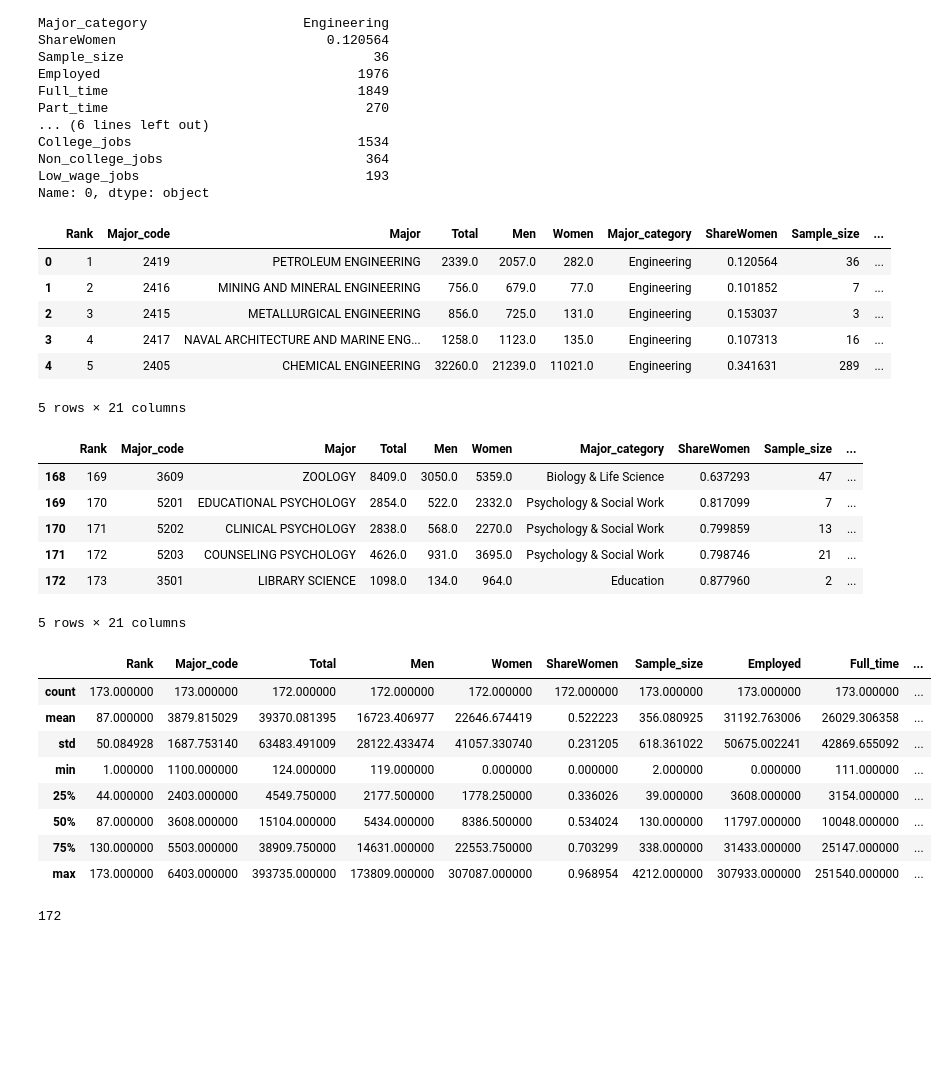
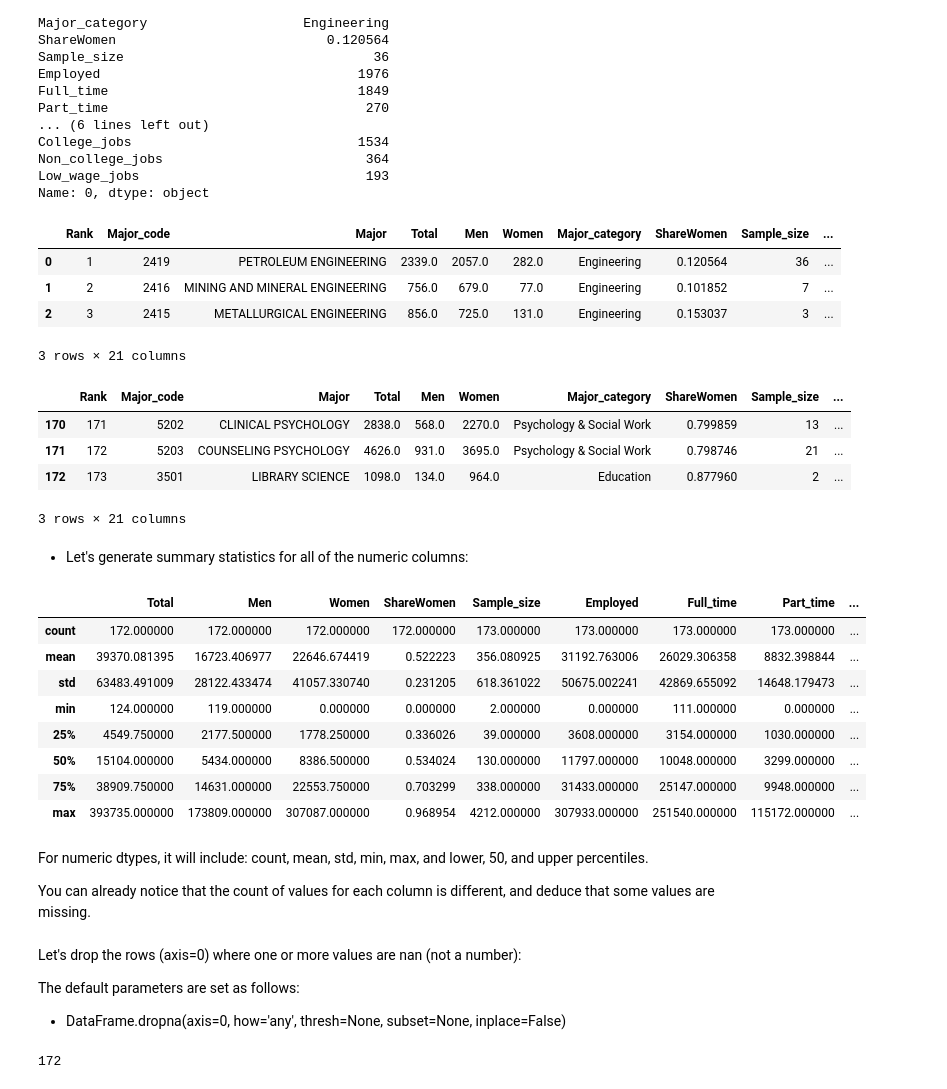
Before and after one commit to domidels/Data-Science-Portfolio, a Jupyter notebook: Colleges-Outcomes TODO.ipynb, the cells around one changed output. Drawn from its saved outputs; the diff is of its cells as text; code cells hidden in the pictures; blank space fills up the shorter version.

```diff
--- a/Colleges-Outcomes TODO.ipynb
+++ b/Colleges-Outcomes TODO.ipynb
@@ -30,39 +35,47 @@ Non_college_jobs                          364
 Low_wage_jobs                             193
 Name: 0, dtype: object
 # %%
-recent_grads.head()
+recent_grads.head(3)
 # %% [output]
 |  | Rank | Major_code | Major | Total | Men | Women | Major_category | ShareWomen | Sample_size | ... |
 | 0 | 1 | 2419 | PETROLEUM ENGINEERING | 2339.0 | 2057.0 | 282.0 | Engineering | 0.120564 | 36 | ... |
 | 1 | 2 | 2416 | MINING AND MINERAL ENGINEERING | 756.0 | 679.0 | 77.0 | Engineering | 0.101852 | 7 | ... |
 | 2 | 3 | 2415 | METALLURGICAL ENGINEERING | 856.0 | 725.0 | 131.0 | Engineering | 0.153037 | 3 | ... |
-| 3 | 4 | 2417 | NAVAL ARCHITECTURE AND MARINE ENG... | 1258.0 | 1123.0 | 135.0 | Engineering | 0.107313 | 16 | ... |
-| 4 | 5 | 2405 | CHEMICAL ENGINEERING | 32260.0 | 21239.0 | 11021.0 | Engineering | 0.341631 | 289 | ... |
-5 rows × 21 columns
+3 rows × 21 columns
 # %%
-recent_grads.tail()
+recent_grads.tail(3)
 # %% [output]
 |  | Rank | Major_code | Major | Total | Men | Women | Major_category | ShareWomen | Sample_size | ... |
-| 168 | 169 | 3609 | ZOOLOGY | 8409.0 | 3050.0 | 5359.0 | Biology & Life Science | 0.637293 | 47 | ... |
-| 169 | 170 | 5201 | EDUCATIONAL PSYCHOLOGY | 2854.0 | 522.0 | 2332.0 | Psychology & Social Work | 0.817099 | 7 | ... |
 | 170 | 171 | 5202 | CLINICAL PSYCHOLOGY | 2838.0 | 568.0 | 2270.0 | Psychology & Social Work | 0.799859 | 13 | ... |
 | 171 | 172 | 5203 | COUNSELING PSYCHOLOGY | 4626.0 | 931.0 | 3695.0 | Psychology & Social Work | 0.798746 | 21 | ... |
 | 172 | 173 | 3501 | LIBRARY SCIENCE | 1098.0 | 134.0 | 964.0 | Education | 0.877960 | 2 | ... |
-5 rows × 21 columns
+3 rows × 21 columns
+# %% [markdown]
+* Let's generate summary statistics for all of the numeric columns:
 # %%
-recent_grads.describe()
+recent_grads.iloc[:,3:].describe()
 # %% [output]
-|  | Rank | Major_code | Total | Men | Women | ShareWomen | Sample_size | Employed | Full_time | ... |
-| count | 173.000000 | 173.000000 | 172.000000 | 172.000000 | 172.000000 | 172.000000 | 173.000000 | 173.000000 | 173.000000 | ... |
-| mean | 87.000000 | 3879.815029 | 39370.081395 | 16723.406977 | 22646.674419 | 0.522223 | 356.080925 | 31192.763006 | 26029.306358 | ... |
-| std | 50.084928 | 1687.753140 | 63483.491009 | 28122.433474 | 41057.330740 | 0.231205 | 618.361022 | 50675.002241 | 42869.655092 | ... |
-| min | 1.000000 | 1100.000000 | 124.000000 | 119.000000 | 0.000000 | 0.000000 | 2.000000 | 0.000000 | 111.000000 | ... |
-| 25% | 44.000000 | 2403.000000 | 4549.750000 | 2177.500000 | 1778.250000 | 0.336026 | 39.000000 | 3608.000000 | 3154.000000 | ... |
-| 50% | 87.000000 | 3608.000000 | 15104.000000 | 5434.000000 | 8386.500000 | 0.534024 | 130.000000 | 11797.000000 | 10048.000000 | ... |
-| 75% | 130.000000 | 5503.000000 | 38909.750000 | 14631.000000 | 22553.750000 | 0.703299 | 338.000000 | 31433.000000 | 25147.000000 | ... |
-| max | 173.000000 | 6403.000000 | 393735.000000 | 173809.000000 | 307087.000000 | 0.968954 | 4212.000000 | 307933.000000 | 251540.000000 | ... |
+|  | Total | Men | Women | ShareWomen | Sample_size | Employed | Full_time | Part_time | ... |
+| count | 172.000000 | 172.000000 | 172.000000 | 172.000000 | 173.000000 | 173.000000 | 173.000000 | 173.000000 | ... |
+| mean | 39370.081395 | 16723.406977 | 22646.674419 | 0.522223 | 356.080925 | 31192.763006 | 26029.306358 | 8832.398844 | ... |
+| std | 63483.491009 | 28122.433474 | 41057.330740 | 0.231205 | 618.361022 | 50675.002241 | 42869.655092 | 14648.179473 | ... |
+| min | 124.000000 | 119.000000 | 0.000000 | 0.000000 | 2.000000 | 0.000000 | 111.000000 | 0.000000 | ... |
+| 25% | 4549.750000 | 2177.500000 | 1778.250000 | 0.336026 | 39.000000 | 3608.000000 | 3154.000000 | 1030.000000 | ... |
+| 50% | 15104.000000 | 5434.000000 | 8386.500000 | 0.534024 | 130.000000 | 11797.000000 | 10048.000000 | 3299.000000 | ... |
+| 75% | 38909.750000 | 14631.000000 | 22553.750000 | 0.703299 | 338.000000 | 31433.000000 | 25147.000000 | 9948.000000 | ... |
+| max | 393735.000000 | 173809.000000 | 307087.000000 | 0.968954 | 4212.000000 | 307933.000000 | 251540.000000 | 115172.000000 | ... |
+# %% [markdown]
+For numeric dtypes, it will include: count, mean, std, min, max, and lower, 50, and upper percentiles.
+
+You can already notice that the count of values for each column is different, and deduce that some values are missing.
 # %%
 raw_data_count = recent_grads.shape[0]
+# %% [markdown]
+Let's drop the rows (axis=0) where one or more values are nan (not a number):
+
+The default parameters are set as follows:
+
+* DataFrame.dropna(axis=0, how='any', thresh=None, subset=None, inplace=False)
 # %%
 recent_grads = recent_grads.dropna()
 # %%
```
Also changed, not shown: parts of 40 cells of this notebook.
